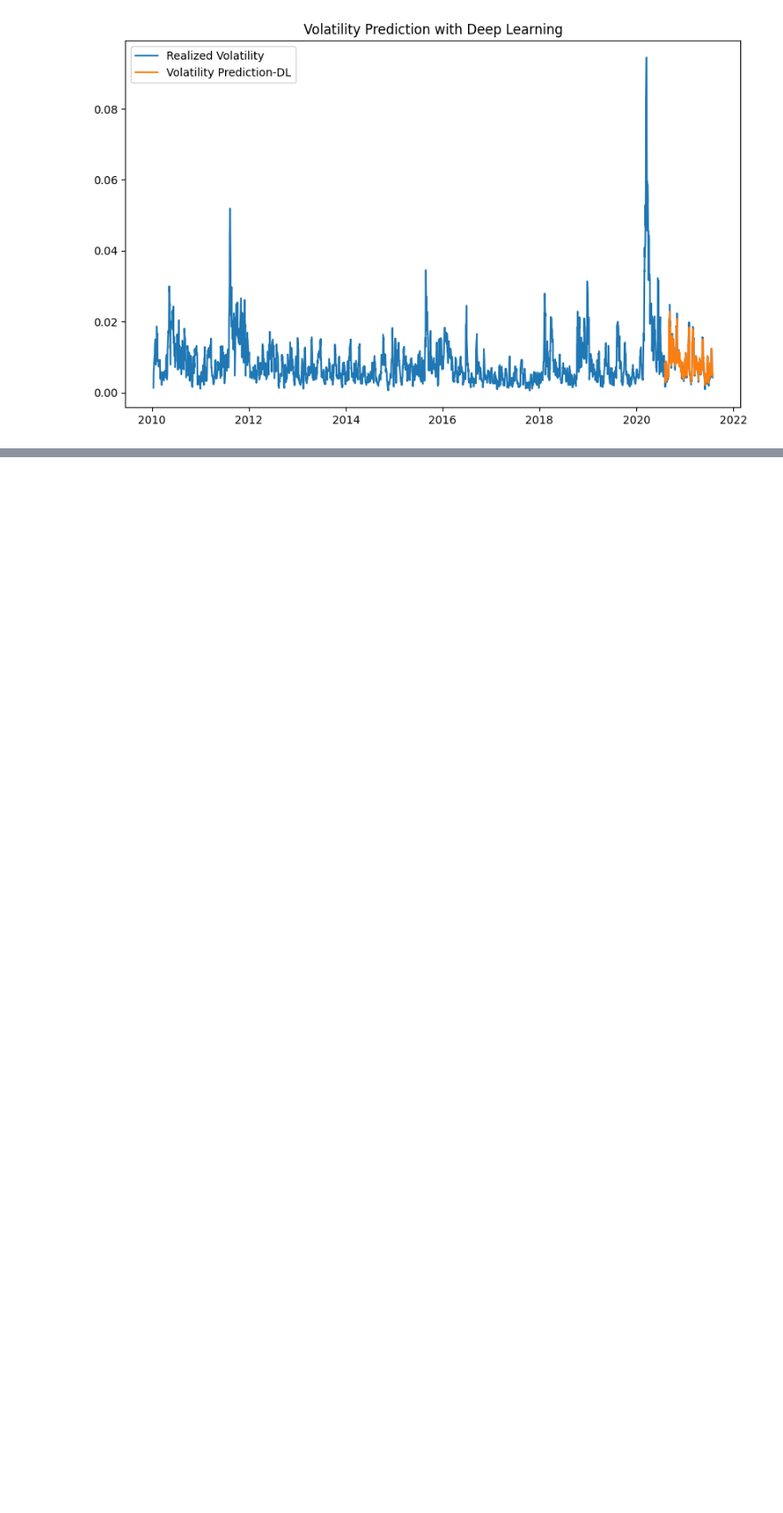
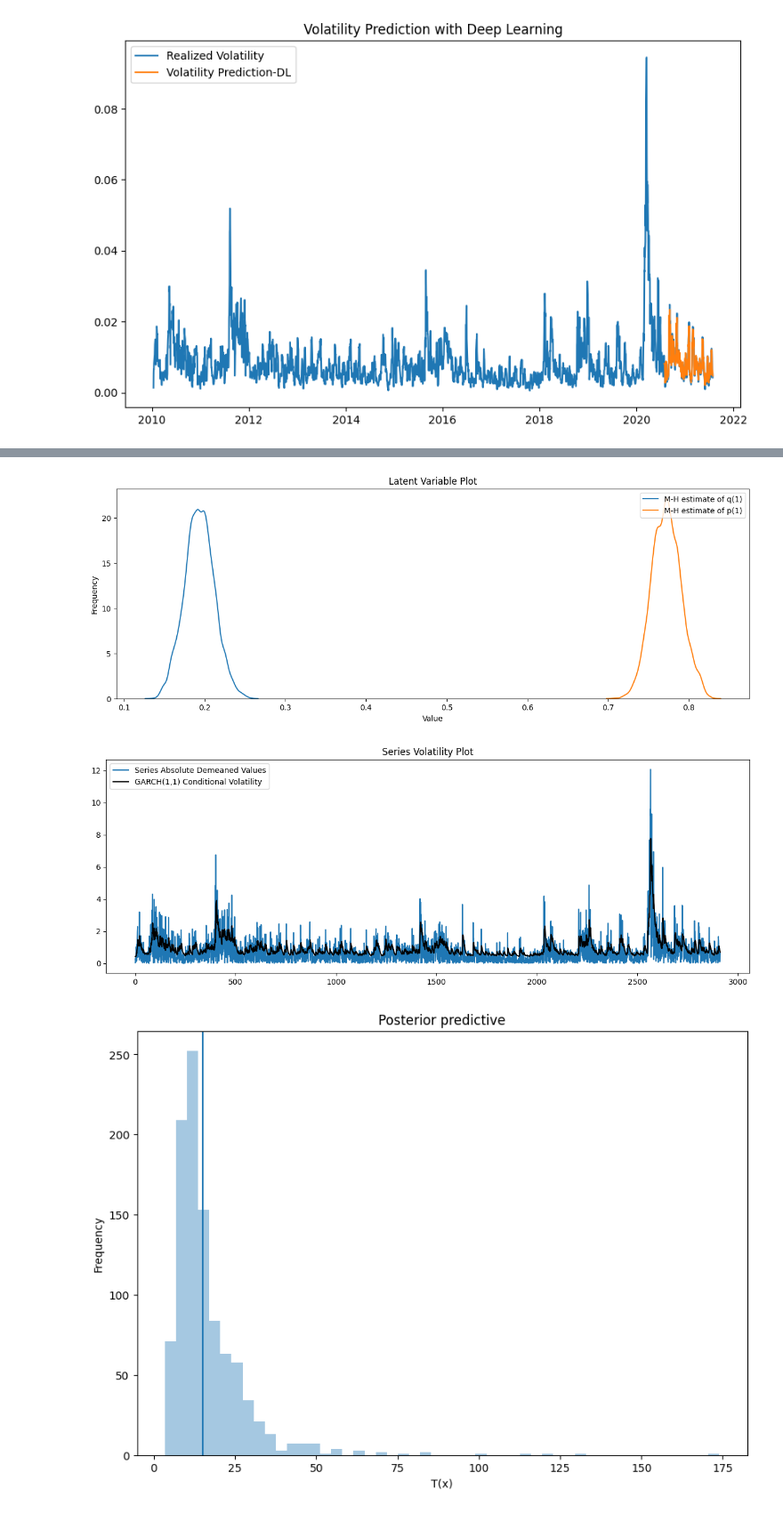
Before and after one commit to donmany85/Risk, a Jupyter notebook: ch4_ML_Based_VolatilityPrediction.ipynb, the cells around one changed output, grey strips where cells are left out. Shown at 89% size. Cells and saved outputs as stored; diff of their text form; code cells hidden in the pictures; blank space fills up the shorter version.

```diff
--- a/ch4_ML_Based_VolatilityPrediction.ipynb
+++ b/ch4_ML_Based_VolatilityPrediction.ipynb
@@ -645,0 +723,7 @@ P=[[]]
+# %%
+model=pf.GARCH(ret.values, p=1, q=1)
+print(model.latent_variables)
+model.adjust_prior(1,pf.Normal())
+model.adjust_prior(2, pf.Normal())
+x=model.fit(method='M-H', iterations='1000')
+print(x.summary())
@@ -645,0 +748,8 @@ P=[[]]
+# %%
+model.plot_z([1,2])
+model.plot_fit(figsize=(15,5))
+model.plot_ppc(T=kurtosis, nsims=1000)
+# %% [output]
+[figure, added]
+[figure, added]
+[figure, added]
```
Also changed, not shown: parts of 24 cells of this notebook, 2 other files.
